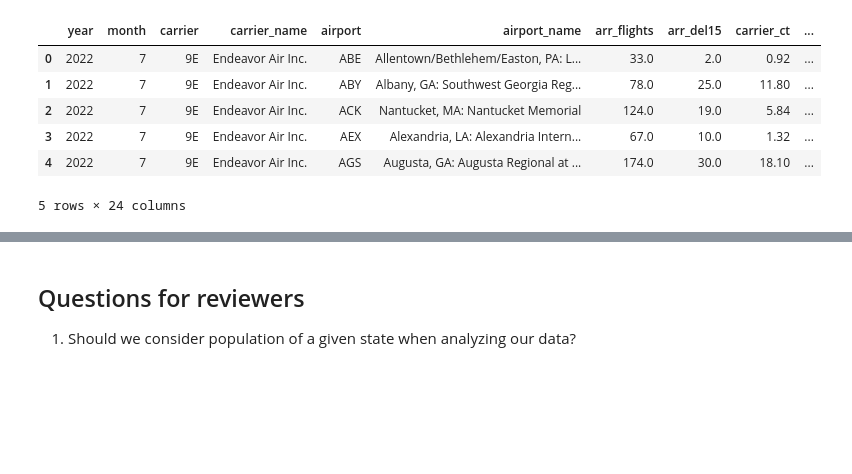
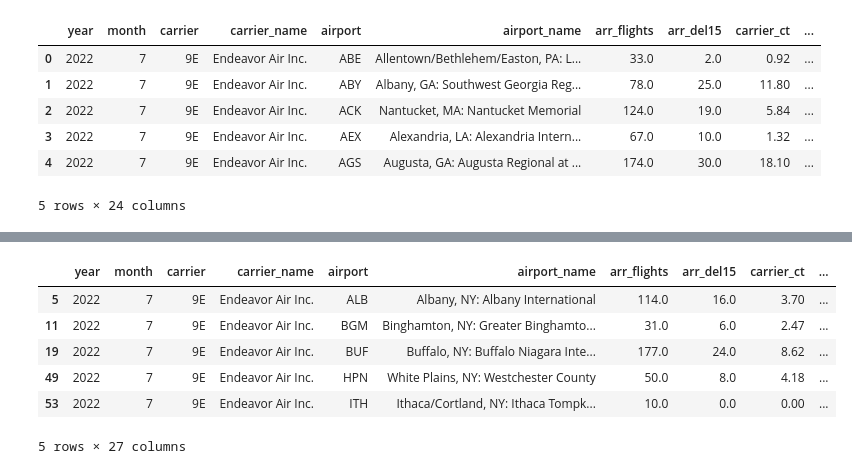
Before and after one commit to maddiklancher/2950Project, a Jupyter notebook: project2950-phase2.ipynb, the cells around one changed output, grey strips where cells are left out. Drawn from its saved outputs; the diff is of its cells as text; code cells hidden in the pictures; blank space fills up the shorter version.

```diff
--- a/project2950-phase2.ipynb
+++ b/project2950-phase2.ipynb
@@ -508,3 +508,14 @@ Returning data to local variable df_covid_flight
-# %% [markdown]
-## Questions for reviewers
-1. Should we consider population of a given state when analyzing our data?
+# %%
+ny_data_find = pd.Series(df_covid_flight['state'] == 'NY')
+
+ny_data = df_covid_flight.loc[ny_data_find]
+
+ny_data.head()
+# %% [output]
+|  | year | month | carrier | carrier_name | airport | airport_name | arr_flights | arr_del15 | carrier_ct | ... |
+| 5 | 2022 | 7 | 9E | Endeavor Air Inc. | ALB | Albany, NY: Albany International | 114.0 | 16.0 | 3.70 | ... |
+| 11 | 2022 | 7 | 9E | Endeavor Air Inc. | BGM | Binghamton, NY: Greater Binghamto... | 31.0 | 6.0 | 2.47 | ... |
+| 19 | 2022 | 7 | 9E | Endeavor Air Inc. | BUF | Buffalo, NY: Buffalo Niagara Inte... | 177.0 | 24.0 | 8.62 | ... |
+| 49 | 2022 | 7 | 9E | Endeavor Air Inc. | HPN | White Plains, NY: Westchester County | 50.0 | 8.0 | 4.18 | ... |
+| 53 | 2022 | 7 | 9E | Endeavor Air Inc. | ITH | Ithaca/Cortland, NY: Ithaca Tompk... | 10.0 | 0.0 | 0.00 | ... |
+5 rows × 27 columns
```
Also changed, not shown: parts of 6 cells of this notebook, 2 other files.
